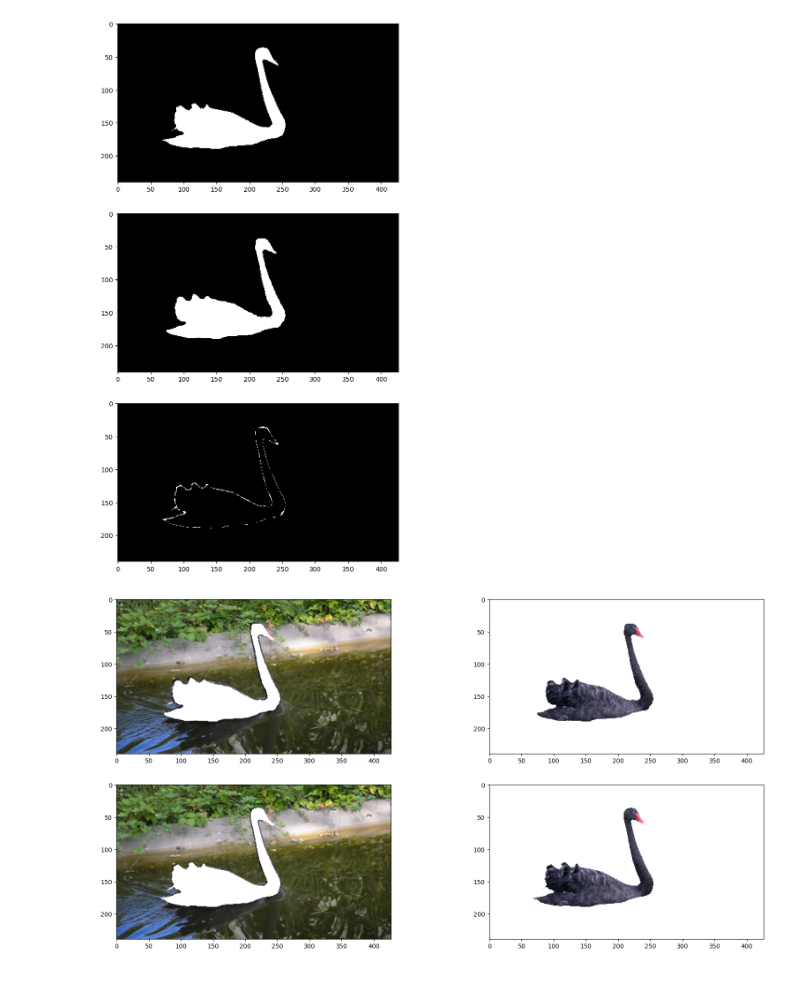
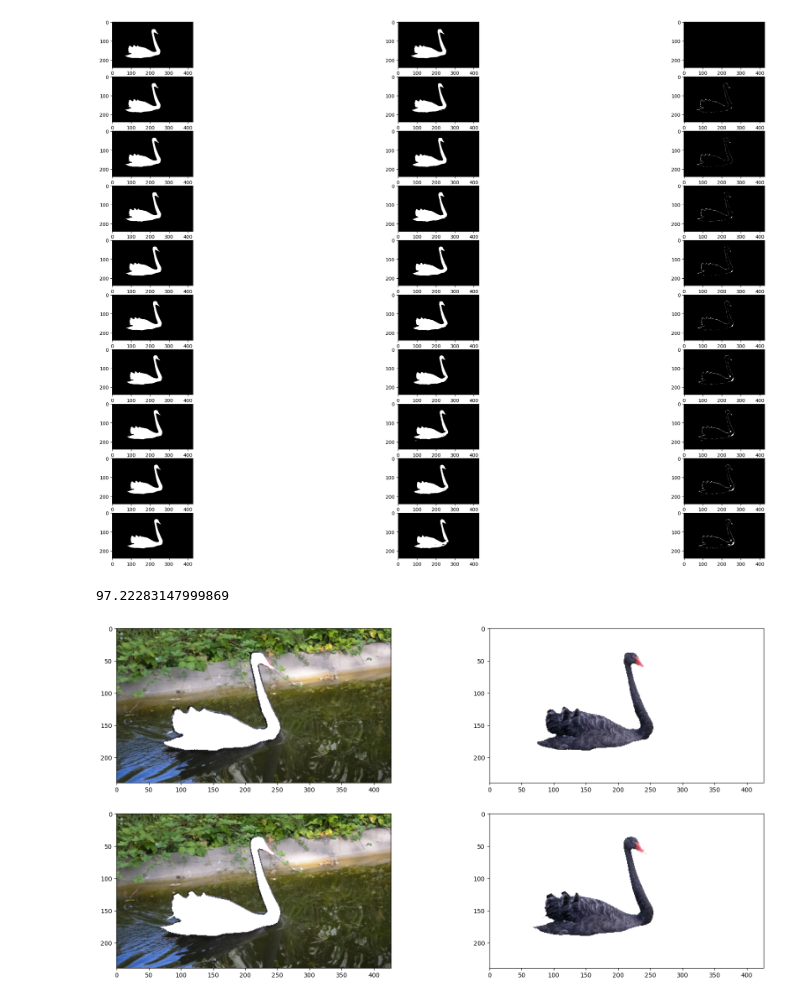
Before and after one commit to AkuBrains/compvisio_patchmatch, a Jupyter notebook: main.ipynb, the cells around one changed output. Cells and saved outputs as stored; diff of their text form; code cells hidden in the pictures.

```diff
--- a/main.ipynb
+++ b/main.ipynb
@@ -8,5 +8,5 @@ from eval import make_gif, mask_on_image
 # %%
-root = 'sequences-train/'
+root = '/home/gabriel/Téléchargements/sequences-train/sequences-train/'
 name = 'swan' # name of the sequence : bag, bear, book, camel, rhino, swan
 im_begin, im_end = 1, 26 # reference image (1) and last image (varies depending on the sequence)
 # %%
@@ -28,14 +29,22 @@ i = 1
 t1, t2 = mask_on_image(imgs[i], esti_mask[i])
 t3, t4 = mask_on_image(imgs[i], masks[i])
 # %%
-fig, axs = plt.subplots(3, 1, figsize=(20, 15))
+fig, axs = plt.subplots(len(esti_mask), 3, figsize=(30, 20))
 
-axs[0].imshow(masks[i], cmap="gray")
-axs[1].imshow(esti_mask[i], cmap="gray")
-axs[2].imshow(np.abs(masks[i]-esti_mask[i]), cmap="gray")
+for i in range(len(esti_mask)):
+    axs[i,0].imshow(masks[i], cmap="gray")
+    axs[i,1].imshow(esti_mask[i], cmap="gray")
+    axs[i,2].imshow(np.abs(masks[i]-esti_mask[i]), cmap="gray")
 plt.show()
 # %% [output]
-[figure, old version]
+[figure, new version]
+# %%
+list_dice1 = []
+for i in range(len(esti_mask)):
+    list_dice1.append(dice_assessment(masks[i], esti_mask[i], label=255))
+print(np.mean(list_dice1))
+# %% [output]
+97.22283147999869
 # %%
 fig, axs = plt.subplots(2, 2,  figsize=(20,10))
 axs[0, 0].imshow(t1)
```
Also changed, not shown: parts of 2 cells of this notebook, 2 other files.
